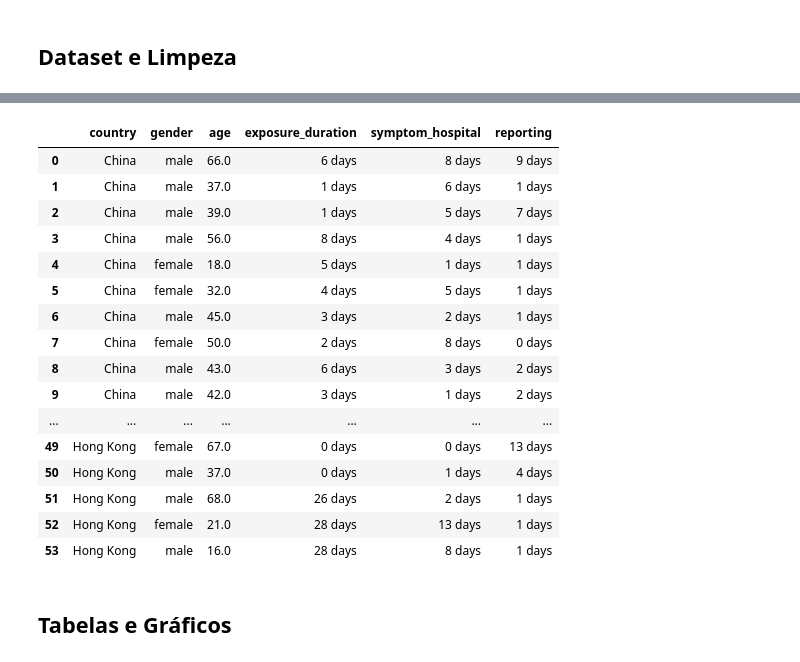
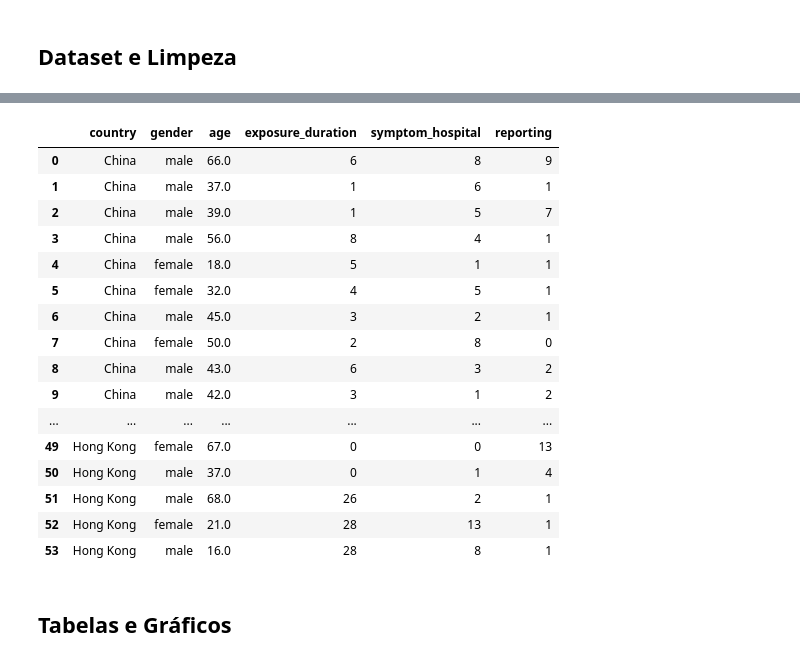
Before and after one commit to rbdlm/Covid, a Jupyter notebook: Covid.ipynb, the cells around one changed output, grey strips where cells are left out. Cells and saved outputs as stored; diff of their text form; code cells hidden in the pictures.

```diff
--- a/Covid.ipynb
+++ b/Covid.ipynb
@@ -24,38 +31,42 @@ df.head(2)
 # %%
 df_covid = df.copy()
 df_covid.drop(df_covid.columns[[0, 1, 3, 4, 5, 10, 14, 15, 17, 18, 19, 20, 21, 22, 23, 24, 25, 26]], axis=1, inplace=True)
 df_covid.dropna(inplace=True)
 df_covid.reset_index(drop=True, inplace=True)
 
 df_covid['reporting date'] = pd.to_datetime(df_covid['reporting date'].apply(lambda x: re.sub(r'/20$','/2020', x)), format='%m/%d/%Y')
 df_covid['symptom_onset'] = pd.to_datetime(df_covid['symptom_onset'].apply(lambda x: re.sub(r'/20$','/2020', x)), format='%m/%d/%Y')
 df_covid['hosp_visit_date'] = pd.to_datetime(df_covid['hosp_visit_date'].apply(lambda x: re.sub(r'/20$','/2020', x)), format='%m/%d/%Y')
 df_covid['exposure_start'] = pd.to_datetime(df_covid['exposure_start'].apply(lambda x: re.sub(r'/20$','/2020', x)), format='%m/%d/%Y')
 df_covid['exposure_end'] = pd.to_datetime(df_covid['exposure_end'].apply(lambda x: re.sub(r'/20$','/2020', x)), format='%m/%d/%Y')
 
 df_covid['exposure_duration'] = df_covid['exposure_end'] - df_covid['exposure_start']
 df_covid['symptom_hospital'] = df_covid['hosp_visit_date'] - df_covid['symptom_onset']
 df_covid['reporting'] = df_covid['reporting date'] - df_covid['hosp_visit_date']
 df_covid.drop(df_covid[['exposure_end', 'exposure_start', 'hosp_visit_date', 'symptom_onset', 'reporting date', 'death']], axis=1, inplace=True)
+
+df_covid['exposure_duration'] = df_covid['exposure_duration'].dt.days.astype('int16')
+df_covid['symptom_hospital'] = df_covid['symptom_hospital'].dt.days.astype('int16')
+df_covid['reporting'] = df_covid['reporting'].dt.days.astype('int16')
 df_covid
 # %% [output]
 |  | country | gender | age | exposure_duration | symptom_hospital | reporting |
-| 0 | China | male | 66.0 | 6 days | 8 days | 9 days |
-| 1 | China | male | 37.0 | 1 days | 6 days | 1 days |
-| 2 | China | male | 39.0 | 1 days | 5 days | 7 days |
-| 3 | China | male | 56.0 | 8 days | 4 days | 1 days |
-| 4 | China | female | 18.0 | 5 days | 1 days | 1 days |
-| 5 | China | female | 32.0 | 4 days | 5 days | 1 days |
-| 6 | China | male | 45.0 | 3 days | 2 days | 1 days |
-| 7 | China | female | 50.0 | 2 days | 8 days | 0 days |
-| 8 | China | male | 43.0 | 6 days | 3 days | 2 days |
-| 9 | China | male | 42.0 | 3 days | 1 days | 2 days |
+| 0 | China | male | 66.0 | 6 | 8 | 9 |
+| 1 | China | male | 37.0 | 1 | 6 | 1 |
+| 2 | China | male | 39.0 | 1 | 5 | 7 |
+| 3 | China | male | 56.0 | 8 | 4 | 1 |
+| 4 | China | female | 18.0 | 5 | 1 | 1 |
+| 5 | China | female | 32.0 | 4 | 5 | 1 |
+| 6 | China | male | 45.0 | 3 | 2 | 1 |
+| 7 | China | female | 50.0 | 2 | 8 | 0 |
+| 8 | China | male | 43.0 | 6 | 3 | 2 |
+| 9 | China | male | 42.0 | 3 | 1 | 2 |
 | ... | ... | ... | ... | ... | ... | ... |
-| 49 | Hong Kong | female | 67.0 | 0 days | 0 days | 13 days |
-| 50 | Hong Kong | male | 37.0 | 0 days | 1 days | 4 days |
-| 51 | Hong Kong | male | 68.0 | 26 days | 2 days | 1 days |
-| 52 | Hong Kong | female | 21.0 | 28 days | 13 days | 1 days |
-| 53 | Hong Kong | male | 16.0 | 28 days | 8 days | 1 days |
+| 49 | Hong Kong | female | 67.0 | 0 | 0 | 13 |
+| 50 | Hong Kong | male | 37.0 | 0 | 1 | 4 |
+| 51 | Hong Kong | male | 68.0 | 26 | 2 | 1 |
+| 52 | Hong Kong | female | 21.0 | 28 | 13 | 1 |
+| 53 | Hong Kong | male | 16.0 | 28 | 8 | 1 |
 # %% [markdown]
 ## Tabelas e Gráficos
 # %% [markdown]
```
Also changed, not shown: parts of 22 cells of this notebook.
